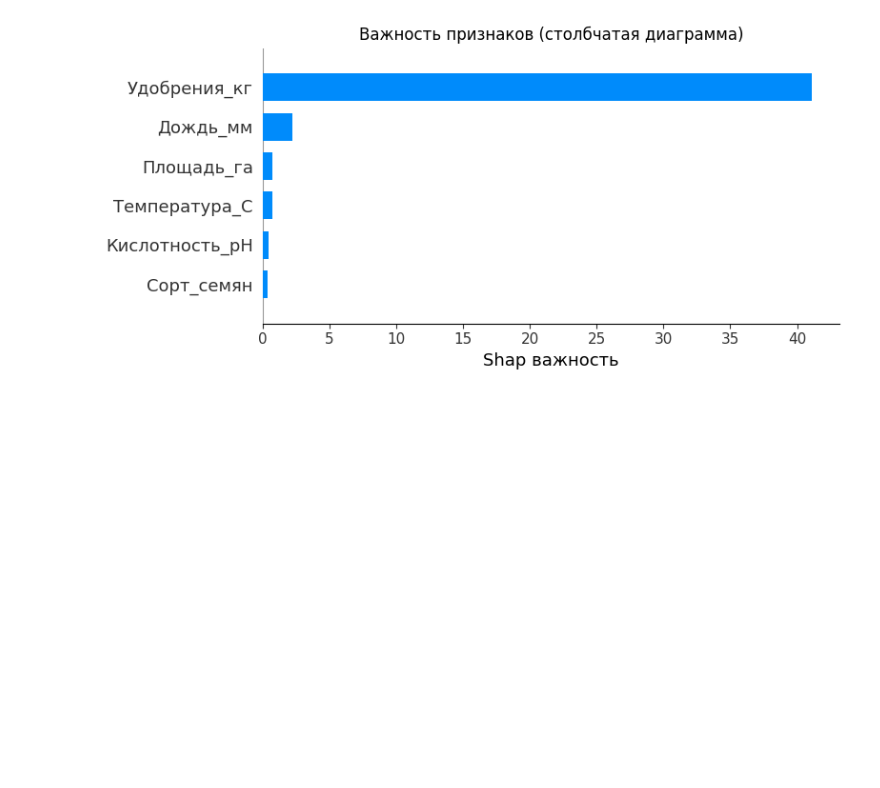
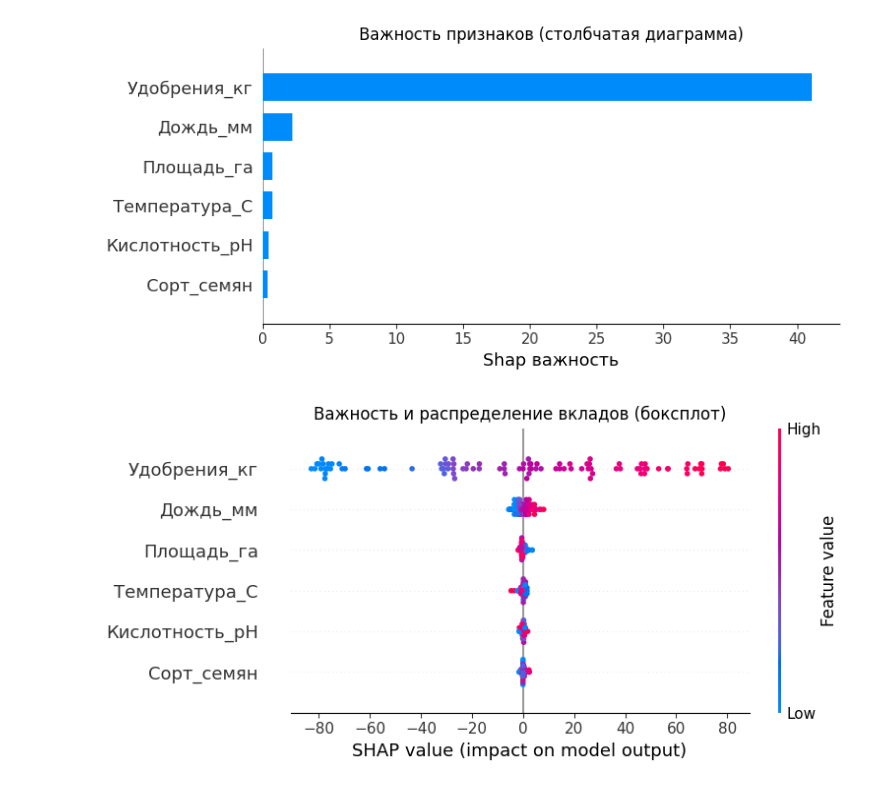
Before and after one commit to Grashch/Kaggle_tasks, a Jupyter notebook: SHAP_Values.ipynb, the cells around one changed output. Drawn from its saved outputs; the diff is of its cells as text; code cells hidden in the pictures; blank space fills up the shorter version.

```diff
--- a/SHAP_Values.ipynb
+++ b/SHAP_Values.ipynb
@@ -58,3 +58,11 @@ plt.tight_layout() # Автоматически подгоняет распол
 plt.show()
 # %% [output]
 [figure]
+# %%
+plt.figure()
+shap.summary_plot(shap_values, X, show=False)
+plt.title("Важность и распределение вкладов (боксплот)")
+plt.tight_layout() # Автоматически подгоняет расположение элементов, чтобы заголовок не обрезался
+plt.show()
+# %% [output]
+[figure, added]
```
